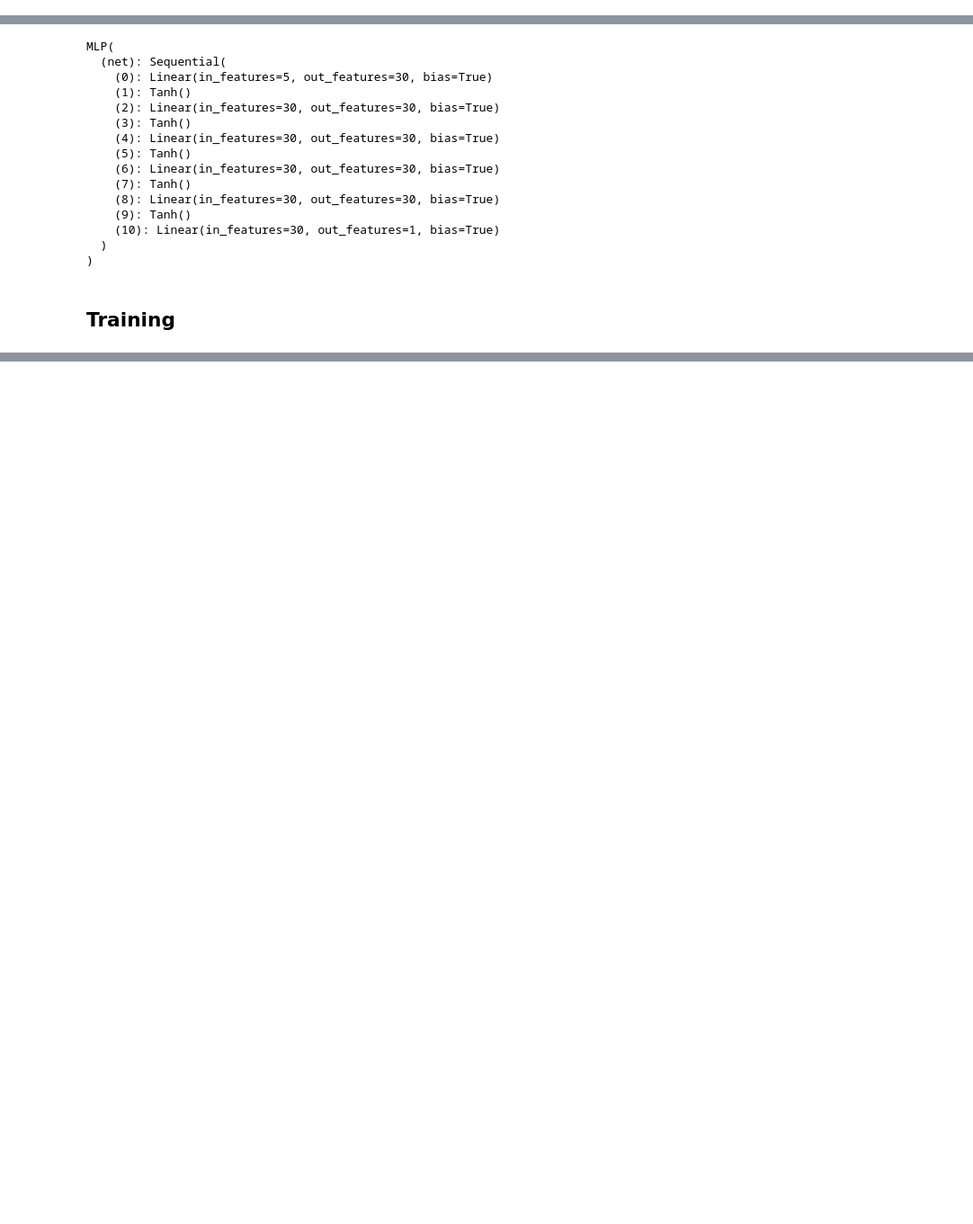
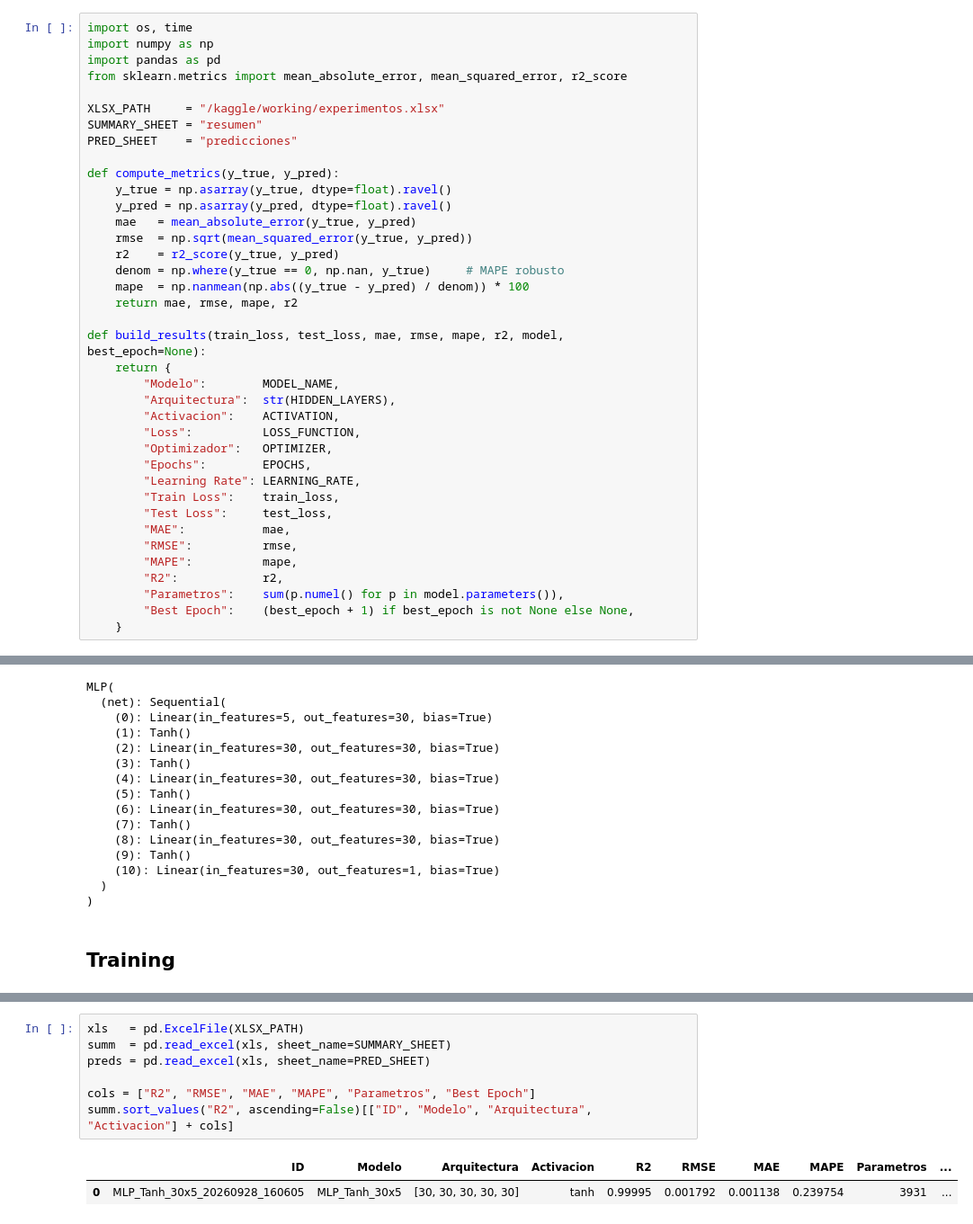
Before and after one commit to carlosr301101/proyecto-ml, a Jupyter notebook: notebook-data-driven-ml-nte-high-order.ipynb, the cells around one changed output, grey strips where cells are left out. Shown at 90% size. Saved outputs shown, nothing was run; the diff lists cells and outputs as text; blank space fills up the shorter version.

```diff
--- a/notebook-data-driven-ml-nte-high-order.ipynb
+++ b/notebook-data-driven-ml-nte-high-order.ipynb
@@ -143,0 +149,38 @@ SEED = 42
+# %%
+import os, time
+import numpy as np
+import pandas as pd
+from sklearn.metrics import mean_absolute_error, mean_squared_error, r2_score
+
+XLSX_PATH     = "/kaggle/working/experimentos.xlsx"
+SUMMARY_SHEET = "resumen"
+PRED_SHEET    = "predicciones"
+
+def compute_metrics(y_true, y_pred):
+    y_true = np.asarray(y_true, dtype=float).ravel()
+    y_pred = np.asarray(y_pred, dtype=float).ravel()
+    mae   = mean_absolute_error(y_true, y_pred)
+    rmse  = np.sqrt(mean_squared_error(y_true, y_pred))
+    r2    = r2_score(y_true, y_pred)
+    denom = np.where(y_true == 0, np.nan, y_true)     # MAPE robusto
+    mape  = np.nanmean(np.abs((y_true - y_pred) / denom)) * 100
+    return mae, rmse, mape, r2
+
+def build_results(train_loss, test_loss, mae, rmse, mape, r2, model, best_epoch=None):
+    return {
+        "Modelo":        MODEL_NAME,
+        "Arquitectura":  str(HIDDEN_LAYERS),
+        "Activacion":    ACTIVATION,
+        "Loss":          LOSS_FUNCTION,
+        "Optimizador":   OPTIMIZER,
+        "Epochs":        EPOCHS,
+        "Learning Rate": LEARNING_RATE,
+        "Train Loss":    train_loss,
+        "Test Loss":     test_loss,
+        "MAE":           mae,
+        "RMSE":          rmse,
+        "MAPE":          mape,
+        "R2":            r2,
+        "Parametros":    sum(p.numel() for p in model.parameters()),
+        "Best Epoch":    (best_epoch + 1) if best_epoch is not None else None,
+    }
@@ -313,0 +479,10 @@ SCS predicho: 0.10118835419416428
+# %%
+xls   = pd.ExcelFile(XLSX_PATH)
+summ  = pd.read_excel(xls, sheet_name=SUMMARY_SHEET)
+preds = pd.read_excel(xls, sheet_name=PRED_SHEET)
+
+cols = ["R2", "RMSE", "MAE", "MAPE", "Parametros", "Best Epoch"]
+summ.sort_values("R2", ascending=False)[["ID", "Modelo", "Arquitectura", "Activacion"] + cols]
+# %% [output]
+|  | ID | Modelo | Arquitectura | Activacion | R2 | RMSE | MAE | MAPE | Parametros | ... |
+| 0 | MLP_Tanh_30x5_20260928_160605 | MLP_Tanh_30x5 | [30, 30, 30, 30, 30] | tanh | 0.99995 | 0.001792 | 0.001138 | 0.239754 | 3931 | ... |
```
Also changed, not shown: parts of 11 cells of this notebook.
